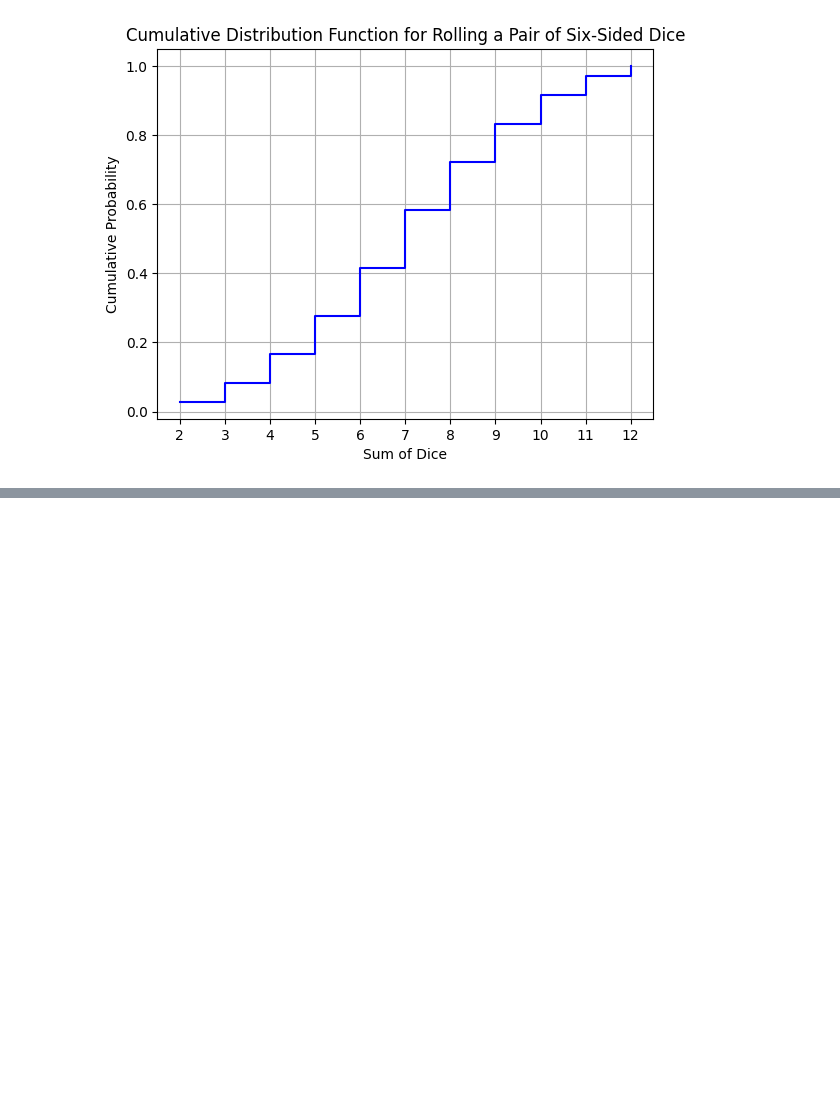
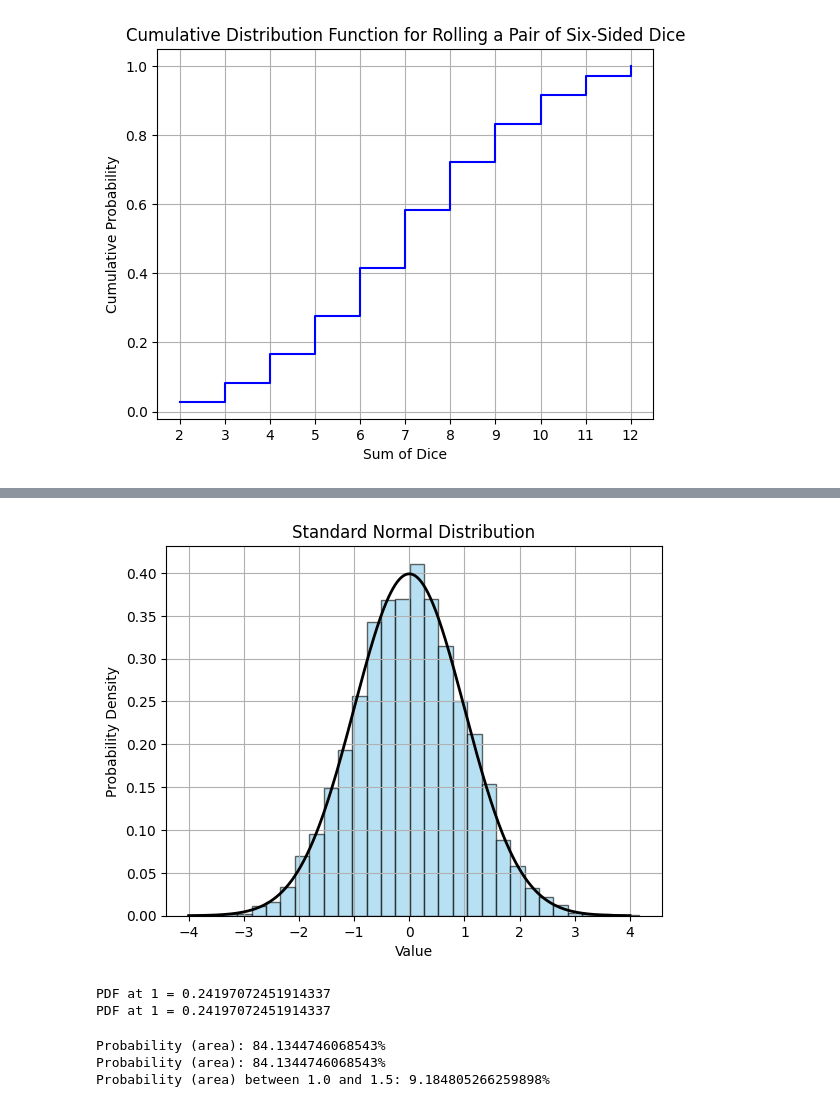
Before and after one commit to oliveiraphm/sepn, a Jupyter notebook: probabilities.ipynb, the cells around one changed output, grey strips where cells are left out. Drawn from its saved outputs; the diff is of its cells as text; code cells hidden in the pictures; blank space fills up the shorter version.

```diff
--- a/probabilities.ipynb
+++ b/probabilities.ipynb
@@ -166,0 +208,45 @@ plt.show()
+# %%
+samples = np.random.normal(0, 1, 10000)
+plt.hist(samples, bins=30, density=True, color='skyblue', edgecolor='black', alpha=0.6)
+x_values = np.linspace(-4, 4, 1000)
+pdf_values = norm.pdf(x_values, loc=0, scale=1)
+plt.plot(x_values, pdf_values, color='black', lw=2)
+
+plt.title('Standard Normal Distribution')
+plt.xlabel('Value')
+plt.ylabel('Probability Density')
+plt.grid()
+plt.show()
+# %% [output]
+[figure, added]
+# %%
+mu = 0
+sigma = 1
+z = 1
+
+pdf_value = ((1 / (sigma * math.sqrt(2 * math.pi))) * \
+             math.exp(-((z - mu) ** 2) / (2 * sigma ** 2)))
+print(f'PDF at {z} = {pdf_value}')
+
+mu = 0
+sigma = 1
+z = 1
+pdf_value = norm.pdf(z, loc = mu, scale = sigma)
+print('PDF at', z, '=', pdf_value)
+# %% [output]
+PDF at 1 = 0.24197072451914337
+PDF at 1 = 0.24197072451914337
+# %%
+z = 1
+first_probability = norm.cdf(z)
+print(f'Probability (area): {first_probability * 100}%')
+z = 1.5
+second_probability = norm.cdf(z)
+print(f'Probability (area): {first_probability * 100}%')
+range_probability = second_probability - first_probability
+print(f'Probability (area) between '
+      f'1.0 and 1.5: {range_probability * 100}%')
+# %% [output]
+Probability (area): 84.1344746068543%
+Probability (area): 84.1344746068543%
+Probability (area) between 1.0 and 1.5: 9.184805266259898%
```
Also changed, not shown: parts of 17 cells of this notebook.
